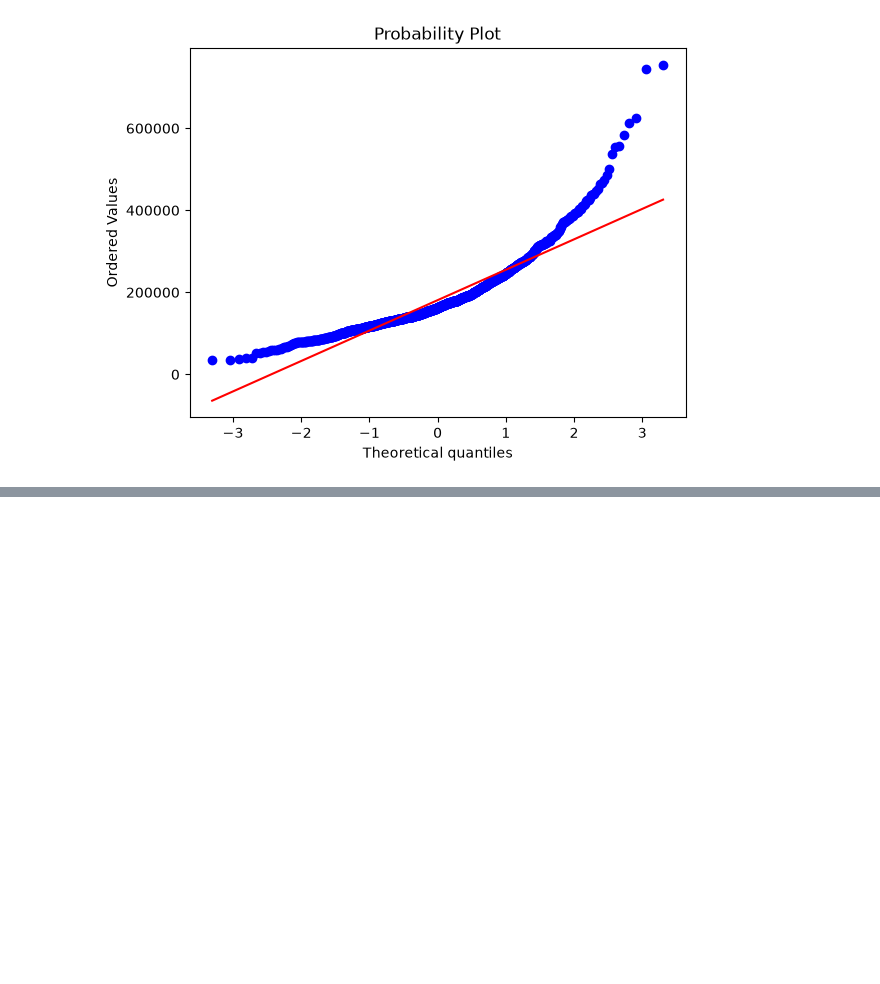
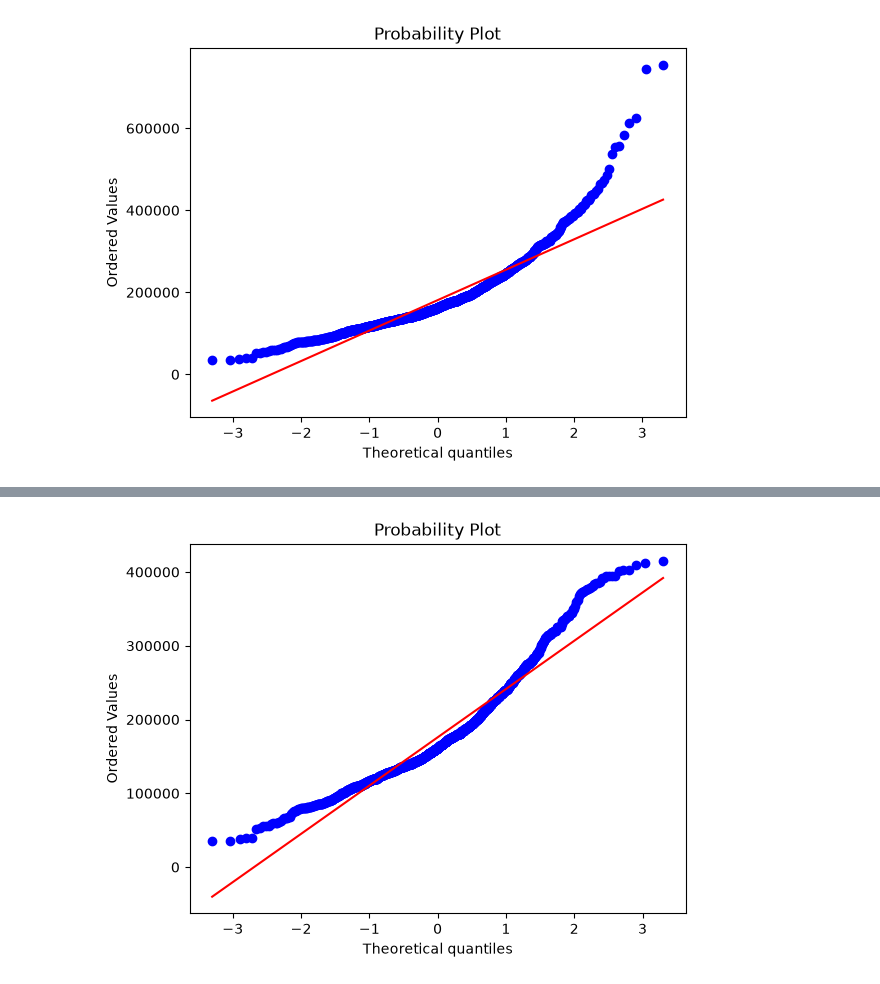
Before and after one commit to kanakamsandeep746-source/FeatureEngineering, a Jupyter notebook: feature.ipynb, the cells around one changed output, grey strips where cells are left out. Saved outputs shown, nothing was run; the diff lists cells and outputs as text; code cells hidden in the pictures; blank space fills up the shorter version.

```diff
--- a/feature.ipynb
+++ b/feature.ipynb
@@ -504,0 +512,8 @@ outliers[['SalePrice','zscores']].head()
+# %%
+#Q-Q plot of no ouliers
+no_outliers=df[df['SalePrice_zscores']<=3]
+stats.probplot(no_outliers['SalePrice'],dist="norm",plot=plt)
+#stats.probplot(outliers['SalePrice'],dist="norm",plot=plt)
+plt.show()
+# %% [output]
+[figure, added]
```
Also changed, not shown: parts of 14 cells of this notebook, 2 other files.
